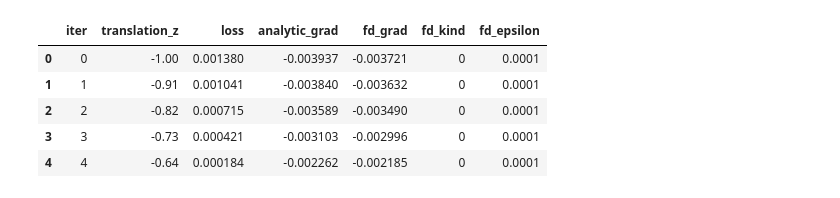
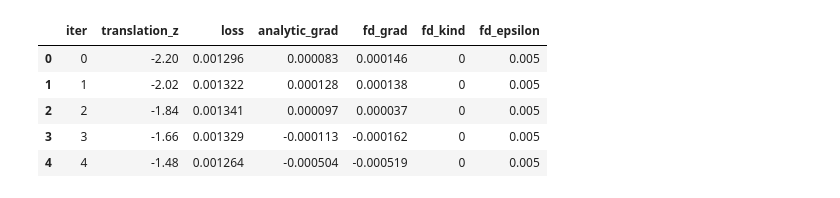
Before and after one commit to M-Gjerde/DifferentiablePointRendering, a Jupyter notebook: python/finite_difference/notebook_scatter_2.ipynb, the cells around one changed output. Cells and saved outputs as stored; diff of their text form; code cells hidden in the pictures.

```diff
--- a/python/finite_difference/notebook_scatter_2.ipynb
+++ b/python/finite_difference/notebook_scatter_2.ipynb
@@ -1,30 +1,30 @@
 # %%
 import pandas as pd
 from pathlib import Path
 
-test = "1"
+test = "0"
 parameter = "translation_z"
-scene = "transmit"
+scene = "transmit_2"
 camera = "camera1"
 csv_path = Path(f"Output/{scene}/{parameter}/{test}/{camera}_{parameter}_sweep.csv")
 
 if not csv_path.exists():
     raise FileNotFoundError(f"CSV file not found: {csv_path}")
 
 df = pd.read_csv(csv_path)
 
 required_columns = {f"{parameter}", "loss", "analytic_grad", "fd_grad"}
 if not required_columns.issubset(df.columns):
     raise RuntimeError(f"CSV must contain columns: {required_columns}")
 
 df.head()
 # %% [output]
 |  | iter | translation_z | loss | analytic_grad | fd_grad | fd_kind | fd_epsilon |
-| 0 | 0 | -1.00 | 0.001380 | -0.003937 | -0.003721 | 0 | 0.0001 |
-| 1 | 1 | -0.91 | 0.001041 | -0.003840 | -0.003632 | 0 | 0.0001 |
-| 2 | 2 | -0.82 | 0.000715 | -0.003589 | -0.003490 | 0 | 0.0001 |
-| 3 | 3 | -0.73 | 0.000421 | -0.003103 | -0.002996 | 0 | 0.0001 |
-| 4 | 4 | -0.64 | 0.000184 | -0.002262 | -0.002185 | 0 | 0.0001 |
+| 0 | 0 | -2.20 | 0.001296 | 0.000083 | 0.000146 | 0 | 0.005 |
+| 1 | 1 | -2.02 | 0.001322 | 0.000128 | 0.000138 | 0 | 0.005 |
+| 2 | 2 | -1.84 | 0.001341 | 0.000097 | 0.000037 | 0 | 0.005 |
+| 3 | 3 | -1.66 | 0.001329 | -0.000113 | -0.000162 | 0 | 0.005 |
+| 4 | 4 | -1.48 | 0.001264 | -0.000504 | -0.000519 | 0 | 0.005 |
 # %%
 import matplotlib.pyplot as plt
 
```
Also changed, not shown: parts of 5 cells of this notebook, 8 other files.
